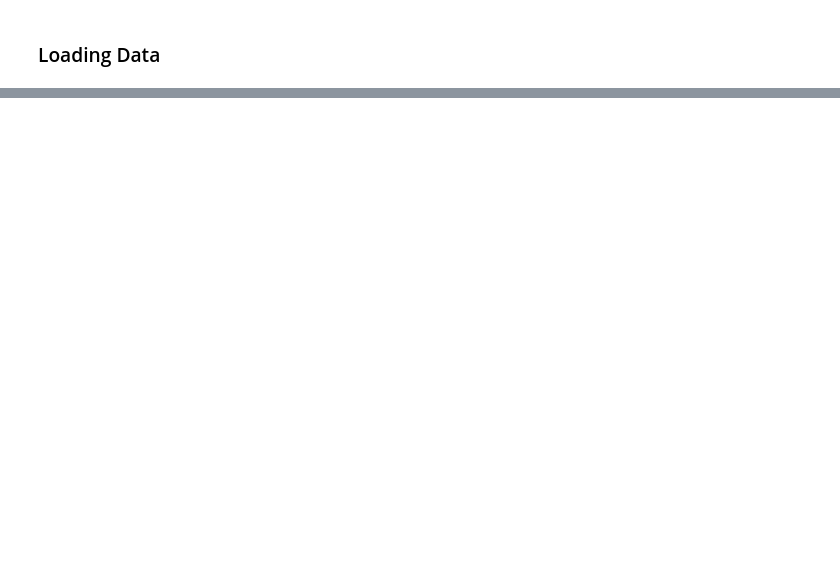
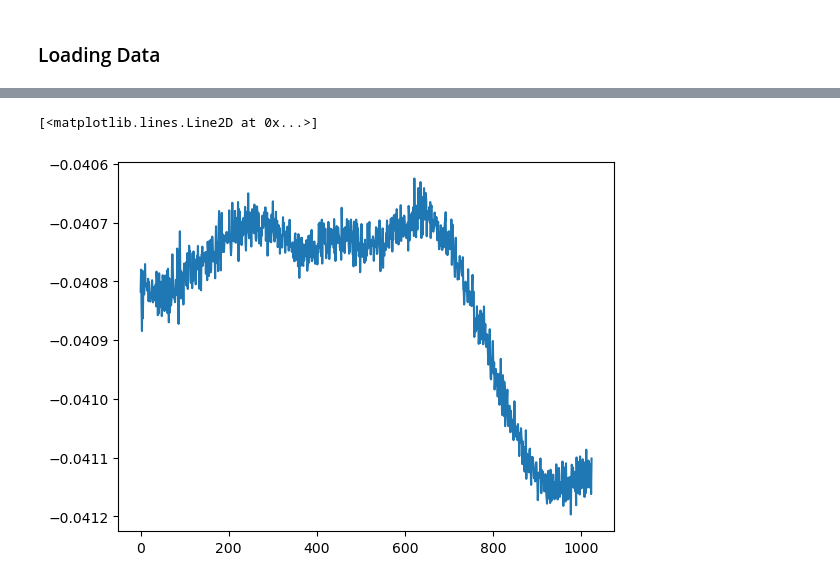
Before and after one commit to slosar/rfi-ml, a Jupyter notebook: notebooks/s4_rfi.ipynb, the cells around one changed output, grey strips where cells are left out. Saved outputs shown, nothing was run; the diff lists cells and outputs as text; code cells hidden in the pictures; blank space fills up the shorter version.

```diff
--- a/notebooks/s4_rfi.ipynb
+++ b/notebooks/s4_rfi.ipynb
@@ -19,8 +19,8 @@ import matplotlib.pyplot as plt
 # %%
 # Downloading from main drive (Windows)
 
-train_dir='C:/MLdatasets/s4data/train_data'
-eval_dir='C:/MLdatasets/s4data/eval_data'
+train_dir='C:/MLdatasets/f150_data/train_data'
+eval_dir='C:/MLdatasets/f150_data/eval_data'
 
 # Downloading from external drive
 
@@ -41,0 +37,20 @@ train_data, eval_data = s.normalizeData(train_data, eval_data)
+# %%
+Nepochs = 25 # Number of training epochs
+Np = 2**10 # Defining chunk size, 1024 points is the default
+hidden_dim = 2**10 # Should be size of dataset
+hidden_dim_2 = hidden_dim
+z_dim = 4 # Size of squeeze point
+dropout = 0.2 # Dropout for training
+Nfft = Np // 2 + 1
+
+freq = 'f150' # Setting frequency channel
+# %%
+start_time = time.time()
+
+s = rfi_ml_s4.S4Loader(Np=Np, freq=freq) # Calling S4 loader class defined in directory above
+
+train_data = s.loadData(data_dir=train_dir, test=False) # Loading training dataset
+
+eval_data = s.loadData(data_dir=eval_dir, test=False) # Loading evaluation dataset
+
+train_data, eval_data = s.normalizeData(train_data, eval_data) #normalizing data, checking
@@ -41,0 +67,5 @@ train_data, eval_data = s.normalizeData(train_data, eval_data)
+# %%
+plt.plot(train_data[100])
+# %% [output]
+[<matplotlib.lines.Line2D at 0x...>]
+[figure, added]
```
Also changed, not shown: parts of 16 cells of this notebook, 3 other files.
